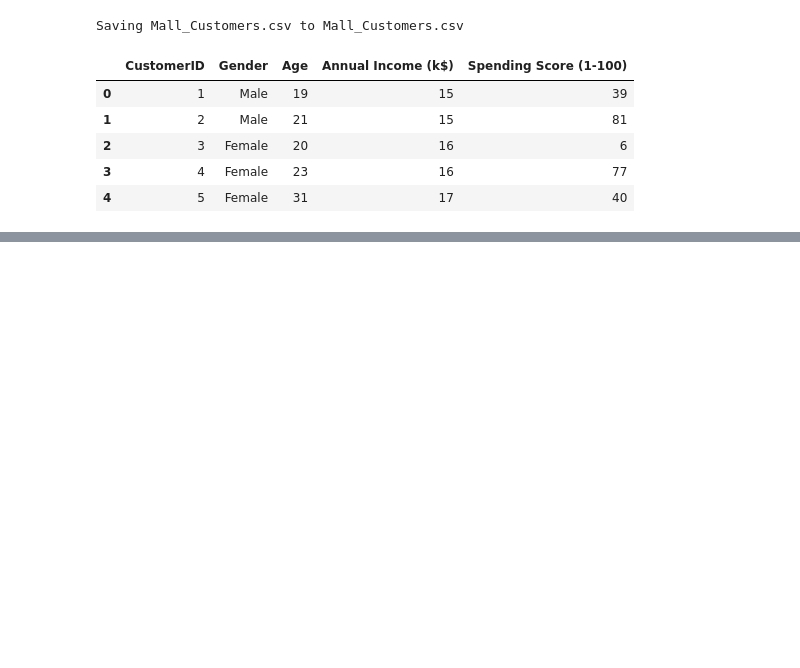
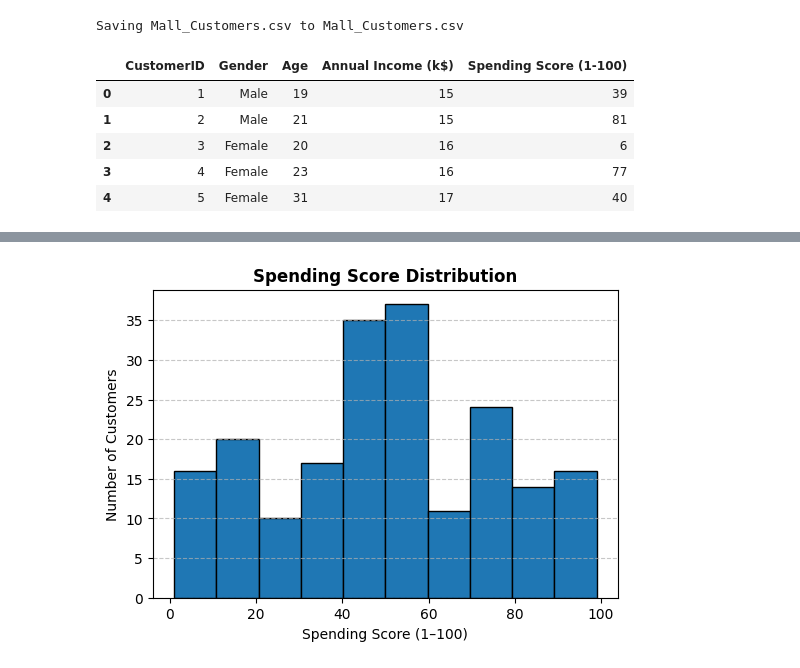
Before and after one commit to IreneWanjiruKariuki/NetflixTitles-DataCleaning, a Jupyter notebook: Mall_Customers_Clustering.ipynb, the cells around one changed output, grey strips where cells are left out. Saved outputs shown, nothing was run; the diff lists cells and outputs as text; code cells hidden in the pictures; blank space fills up the shorter version.

```diff
--- a/Mall_Customers_Clustering.ipynb
+++ b/Mall_Customers_Clustering.ipynb
@@ -22,0 +154,14 @@ Saving Mall_Customers.csv to Mall_Customers.csv
+# %%
+#4. Spending Score Distribution:
+
+plt.figure(figsize=(6,4))
+plt.hist(df['Spending Score (1-100)'], bins=10, edgecolor='black')
+plt.title('Spending Score Distribution', fontsize=12, fontweight='bold')
+plt.xlabel('Spending Score (1–100)')
+plt.ylabel('Number of Customers')
+plt.grid(axis='y', linestyle='--', alpha=0.7)
+plt.show()
+
+# Spending scores vary widely from 1 to 100, and the mean therefore customers have very different spending behaviors.
+# %% [output]
+[figure, added]
```
Also changed, not shown: parts of 20 cells of this notebook.
